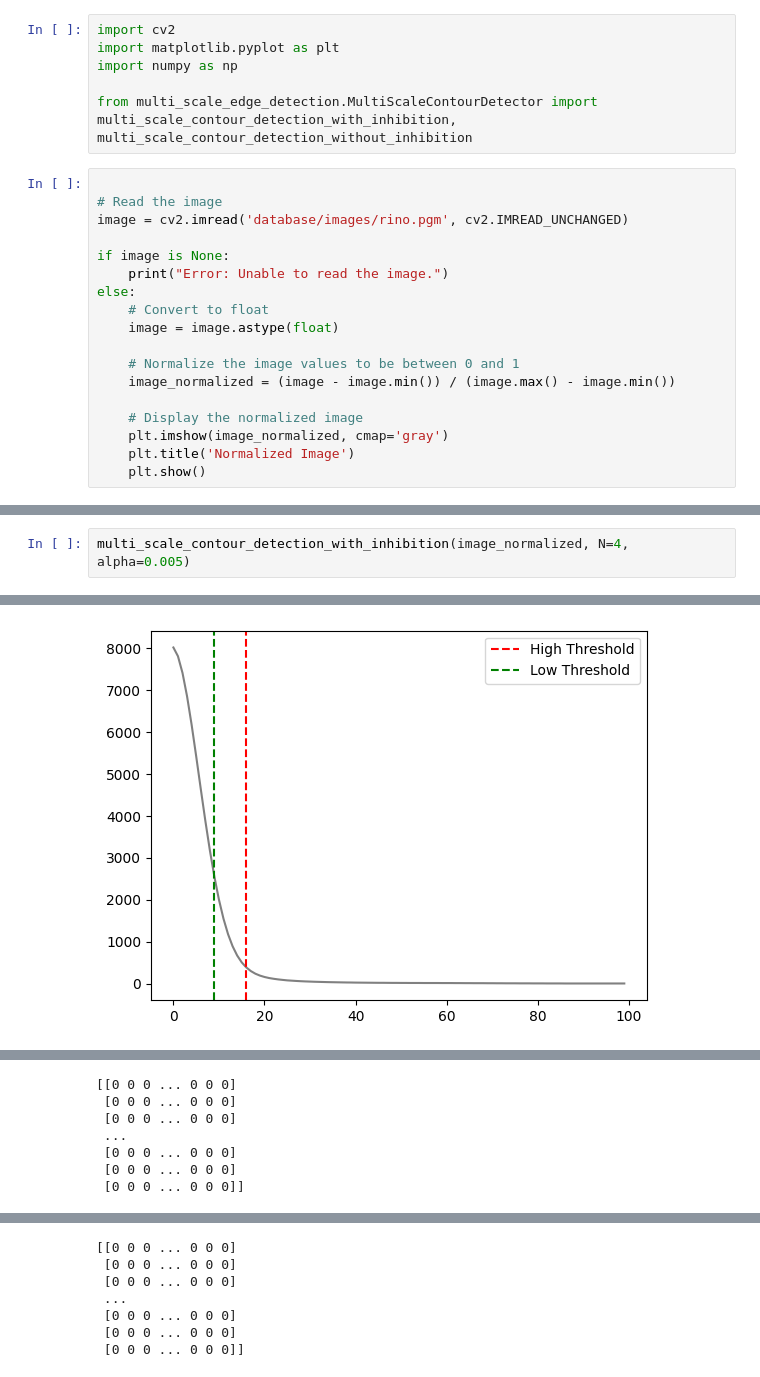
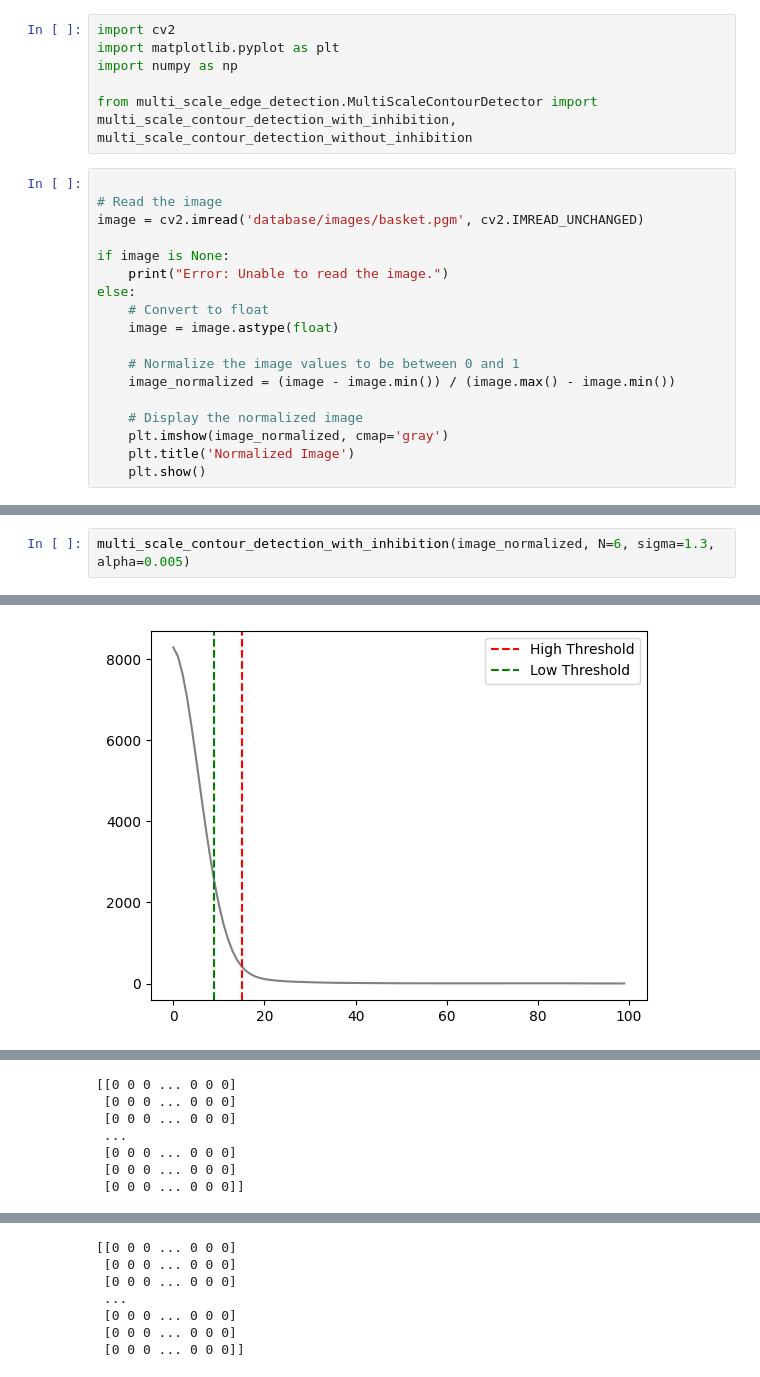
Before and after one commit to ndupont960/EtudesTechniques11, a Jupyter notebook: main.ipynb, the cells around one changed output, grey strips where cells are left out. Cells and saved outputs as stored; diff of their text form.

```diff
--- a/main.ipynb
+++ b/main.ipynb
@@ -7,7 +7,7 @@ from multi_scale_edge_detection.MultiScaleContourDetector import multi_scale_con
 # %%
 
 # Read the image
-image = cv2.imread('database/images/rino.pgm', cv2.IMREAD_UNCHANGED)
+image = cv2.imread('database/images/basket.pgm', cv2.IMREAD_UNCHANGED)
 
 if image is None:
     print("Error: Unable to read the image.")
@@ -38,3 +38,3 @@ plt.show()
 # %%
-multi_scale_contour_detection_with_inhibition(image_normalized, N=4, alpha=0.005)
+multi_scale_contour_detection_with_inhibition(image_normalized, N=6, sigma=1.3, alpha=0.005)
 # %% [output]
@@ -42 +42 @@ multi_scale_contour_detection_with_inhibition(image_normalized, N=4, alpha=0.005
-[figure, old version]
+[figure, new version]
```
Also changed, not shown: parts of 4 cells of this notebook, 3 other files.
